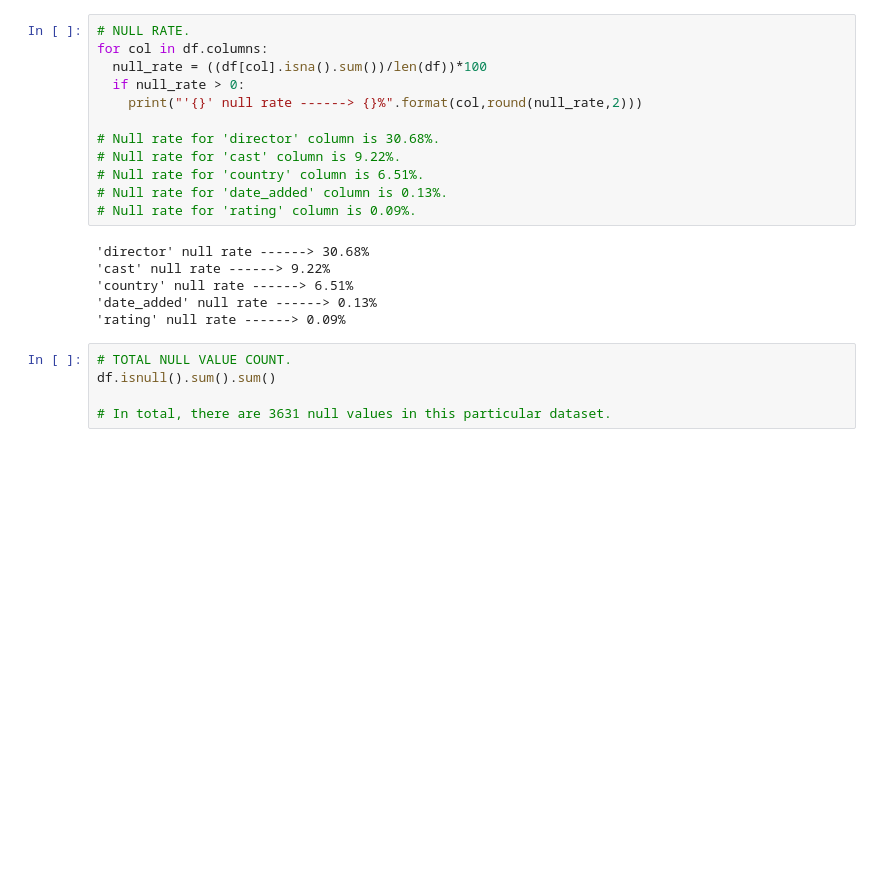
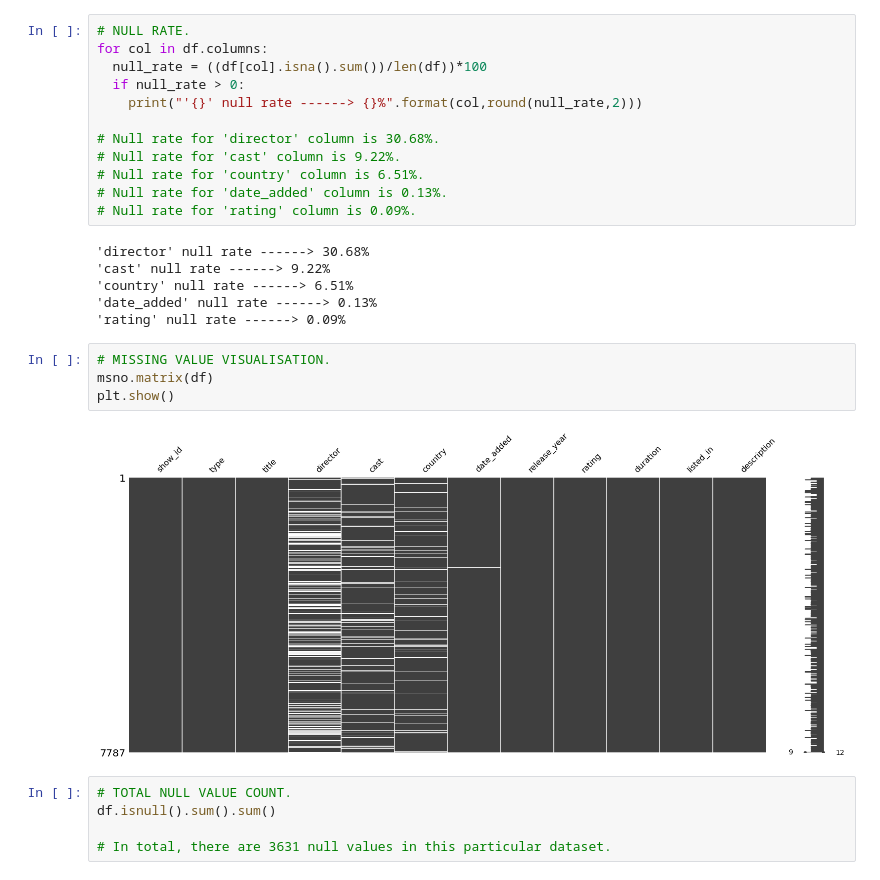
Before and after one commit to Arka1212/Netflix-Movies-And-TV-Shows-Clustering, a Jupyter notebook: NETFLIX_MOVIES_AND_TV_SHOWS_CLUSTERING.ipynb, the cells around one changed output. Drawn from its saved outputs; the diff is of its cells as text; blank space fills up the shorter version.

```diff
--- a/NETFLIX_MOVIES_AND_TV_SHOWS_CLUSTERING.ipynb
+++ b/NETFLIX_MOVIES_AND_TV_SHOWS_CLUSTERING.ipynb
@@ -175,6 +175,12 @@ for col in df.columns:
 'country' null rate ------> 6.51%
 'date_added' null rate ------> 0.13%
 'rating' null rate ------> 0.09%
+# %%
+# MISSING VALUE VISUALISATION.
+msno.matrix(df)
+plt.show()
+# %% [output]
+[figure, added]
 # %%
 # TOTAL NULL VALUE COUNT.
 df.isnull().sum().sum()
```
Also changed, not shown: parts of 1 cell of this notebook.
